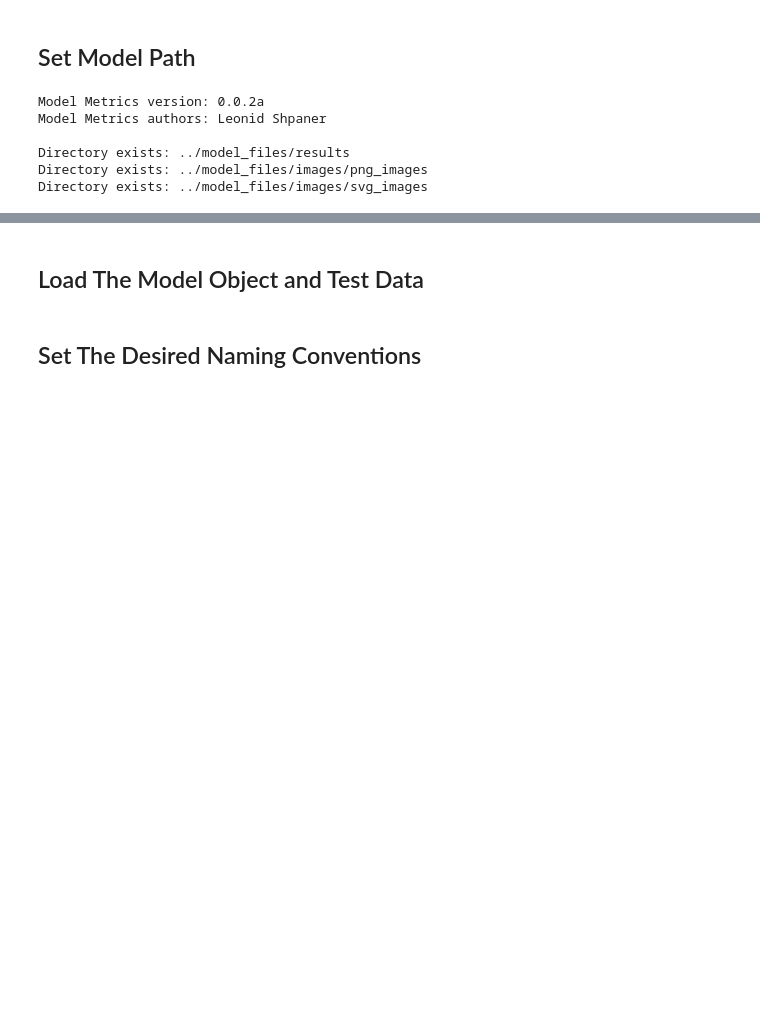
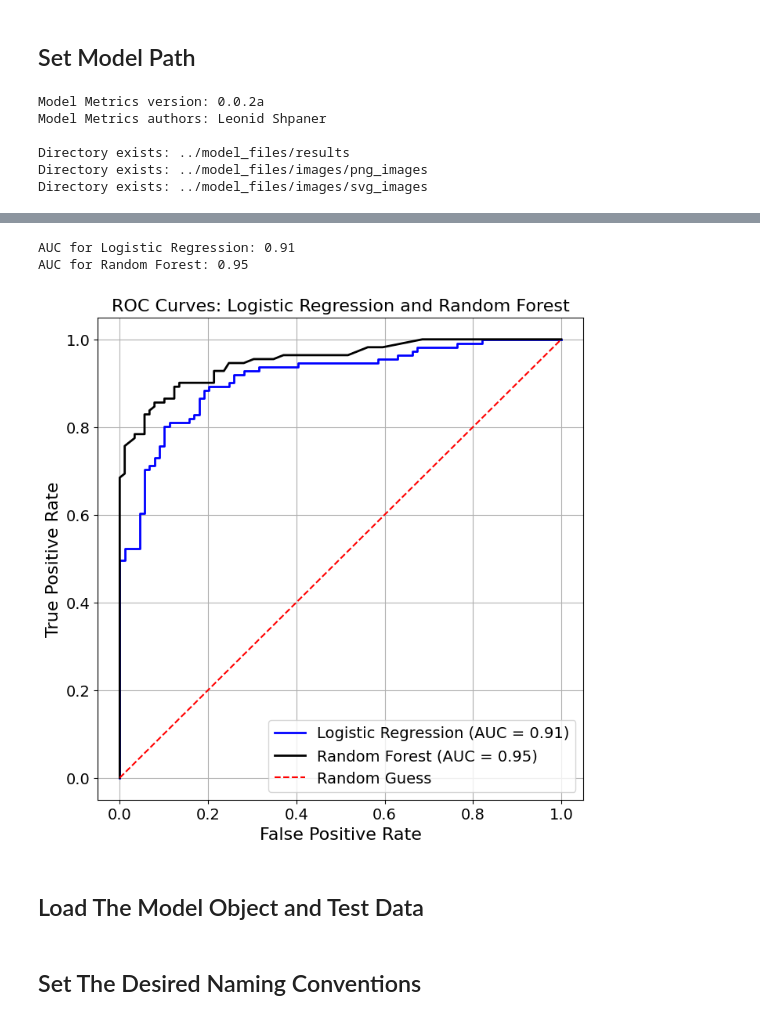
Before and after one commit to lshpaner/model_metrics, a Jupyter notebook: py_notebooks/model_evaluation_docs.ipynb, the cells around one changed output, grey strips where cells are left out. Cells and saved outputs as stored; diff of their text form; code cells hidden in the pictures; blank space fills up the shorter version.

```diff
--- a/py_notebooks/model_evaluation_docs.ipynb
+++ b/py_notebooks/model_evaluation_docs.ipynb
@@ -118,3 +118,31 @@ AUC for Random Forest: 0.95
+# %%
+# Plot ROC curves
+show_roc_curve(
+    models=[model1, model2],
+    X=X_test,
+    y=y_test,
+    model_titles=model_titles,
+    decimal_places=2,
+    n_cols=2,
+    n_rows=1,
+    curve_kwgs={
+        "Logistic Regression": {"color": "blue", "linewidth": 2},
+        "Random Forest": {"color": "black", "linewidth": 2},
+    },
+    linestyle_kwgs={"color": "red", "linestyle": "--"},
+    title="ROC Curves: Logistic Regression and Random Forest",
+    save_plot=True,
+    overlay=True,
+    figsize=(8, 8),
+    label_fontsize=16,
+    tick_fontsize=14,
+    image_path_png=image_path_png,
+    image_path_svg=image_path_svg,
+)
+# %% [output]
+AUC for Logistic Regression: 0.91
+AUC for Random Forest: 0.95
+[figure, added]
 # %% [markdown]
 ## Load The Model Object and Test Data
 # %%
```
Also changed, not shown: parts of 1 cell of this notebook, 7 other files.
